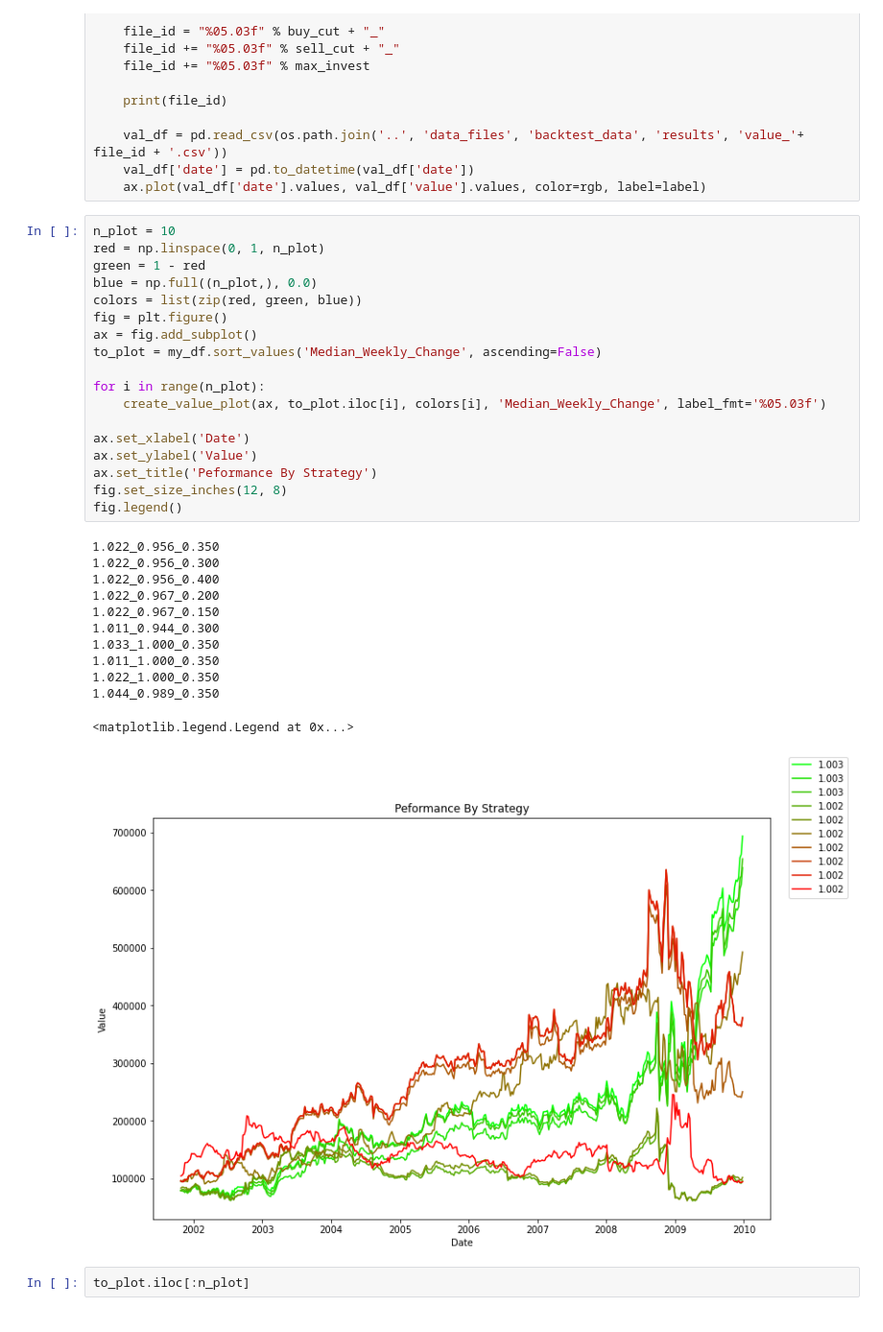
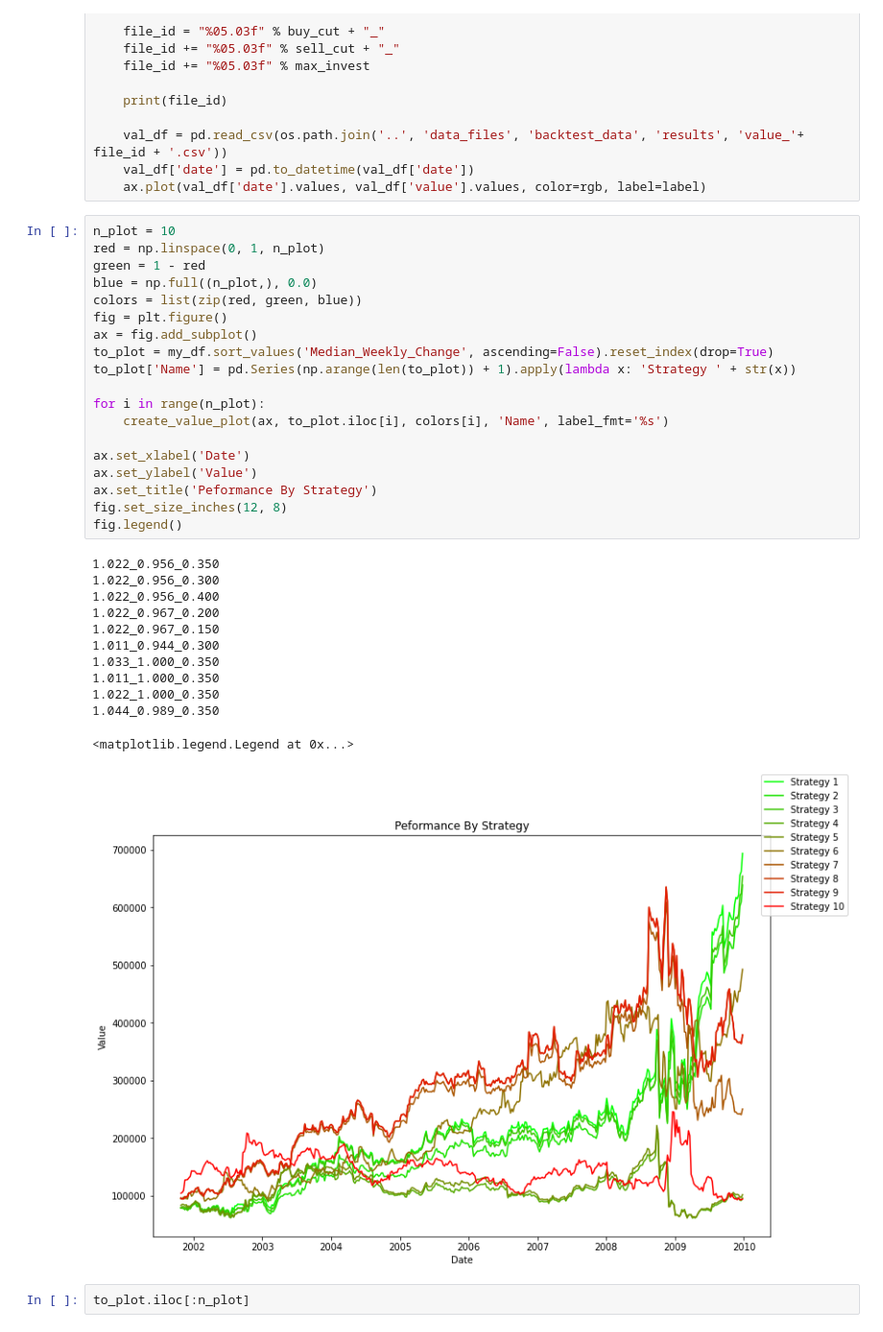
Before and after one commit to rkthomps/TBot, a Jupyter notebook: notebooks/Compare_Strat.ipynb, the cells around one changed output. Shown at 96% size. Saved outputs shown, nothing was run; the diff lists cells and outputs as text.

Commit message:
Add strategy name to graph

```diff
--- a/notebooks/Compare_Strat.ipynb
+++ b/notebooks/Compare_Strat.ipynb
@@ -195,34 +195,35 @@ def create_value_plot(ax, row, rgb, label_col, label_fmt = '%s'):
 # %%
 n_plot = 10
 red = np.linspace(0, 1, n_plot)
 green = 1 - red
 blue = np.full((n_plot,), 0.0)
 colors = list(zip(red, green, blue))
 fig = plt.figure()
 ax = fig.add_subplot()
-to_plot = my_df.sort_values('Median_Weekly_Change', ascending=False)
+to_plot = my_df.sort_values('Median_Weekly_Change', ascending=False).reset_index(drop=True)
+to_plot['Name'] = pd.Series(np.arange(len(to_plot)) + 1).apply(lambda x: 'Strategy ' + str(x))
 
 for i in range(n_plot):
-    create_value_plot(ax, to_plot.iloc[i], colors[i], 'Median_Weekly_Change', label_fmt='%05.03f')
+    create_value_plot(ax, to_plot.iloc[i], colors[i], 'Name', label_fmt='%s')
 
 ax.set_xlabel('Date')
 ax.set_ylabel('Value')
 ax.set_title('Peformance By Strategy')
 fig.set_size_inches(12, 8)
 fig.legend()
 # %% [output]
 1.022_0.956_0.350
 1.022_0.956_0.300
 1.022_0.956_0.400
 1.022_0.967_0.200
 1.022_0.967_0.150
 1.011_0.944_0.300
 1.033_1.000_0.350
 1.011_1.000_0.350
 1.022_1.000_0.350
 1.044_0.989_0.350
 <matplotlib.legend.Legend at 0x...>
-[figure, old version]
+[figure, new version]
 # %%
 to_plot.iloc[:n_plot]
 # %% [output]
```
